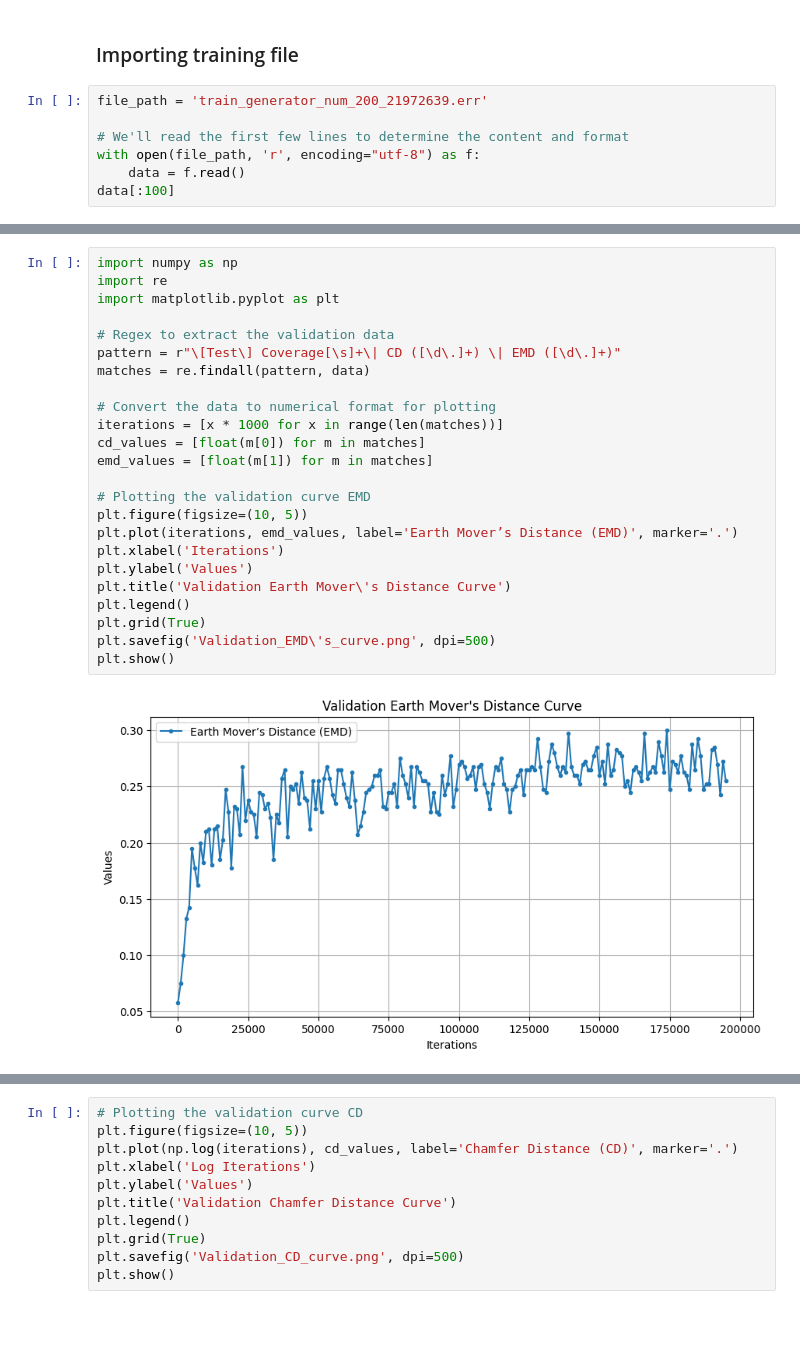
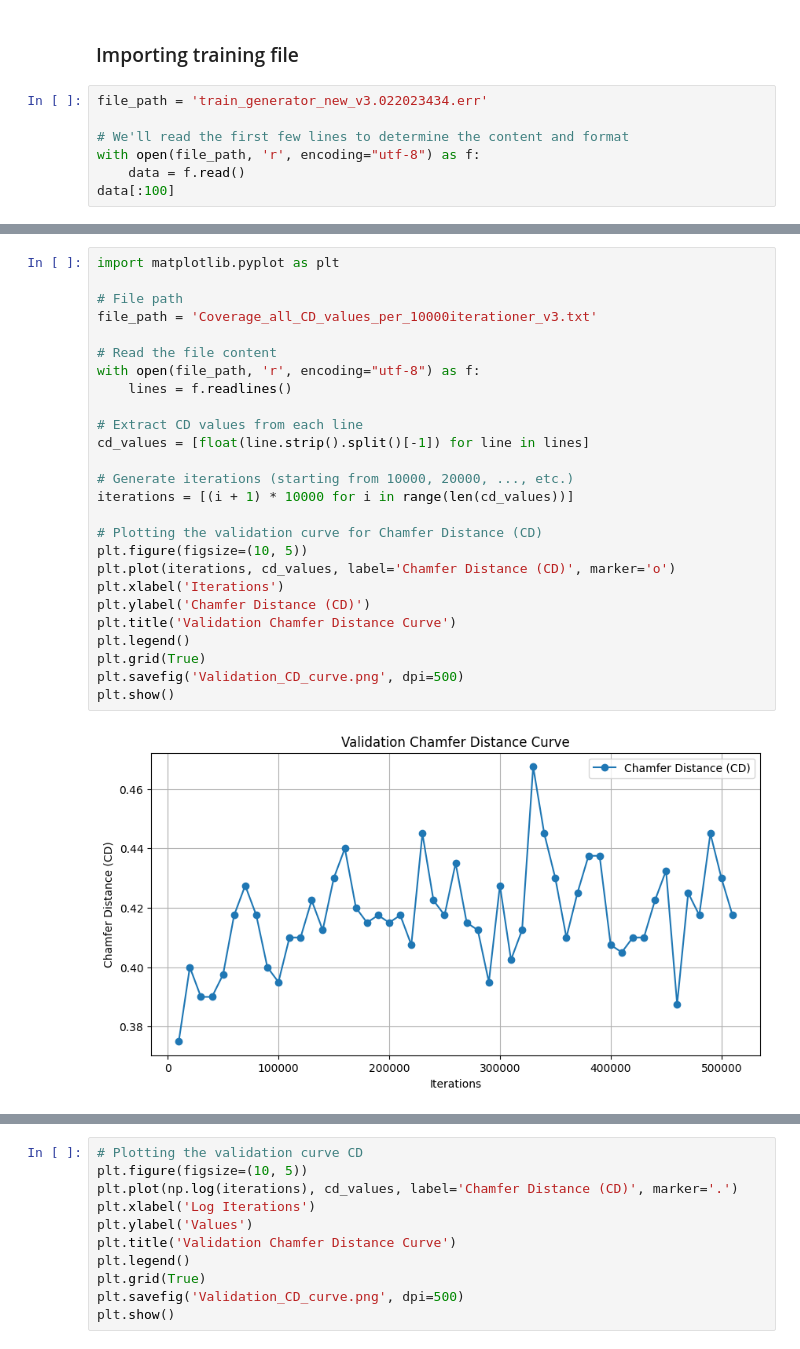
Before and after one commit to HenrikHolmen/Classifier_Guided_Diffusion_for_Point_Clouds, a Jupyter notebook: Analysis/Generator/loss_curve_gen.ipynb, the cells around one changed output, grey strips where cells are left out. Cells and saved outputs as stored; diff of their text form; blank space fills up the shorter version.

```diff
--- a/Analysis/Generator/loss_curve_gen.ipynb
+++ b/Analysis/Generator/loss_curve_gen.ipynb
@@ -1,7 +1,7 @@
 # %% [markdown]
 ### Importing training file
 # %%
-file_path = 'train_generator_num_200_21972639.err'
+file_path = 'train_generator_new_v3.022023434.err'
 
 # We'll read the first few lines to determine the content and format
 with open(file_path, 'r', encoding="utf-8") as f:
@@ -36,26 +14,28 @@ matches
 # %%
-import numpy as np
-import re
 import matplotlib.pyplot as plt
 
-# Regex to extract the validation data
-pattern = r"\[Test\] Coverage[\s]+\| CD ([\d\.]+) \| EMD ([\d\.]+)"
-matches = re.findall(pattern, data)
+# File path
+file_path = 'Coverage_all_CD_values_per_10000iterationer_v3.txt'
 
-# Convert the data to numerical format for plotting
-iterations = [x * 1000 for x in range(len(matches))]
-cd_values = [float(m[0]) for m in matches]
-emd_values = [float(m[1]) for m in matches]
+# Read the file content
+with open(file_path, 'r', encoding="utf-8") as f:
+    lines = f.readlines()
 
-# Plotting the validation curve EMD
+# Extract CD values from each line
+cd_values = [float(line.strip().split()[-1]) for line in lines]
+
+# Generate iterations (starting from 10000, 20000, ..., etc.)
+iterations = [(i + 1) * 10000 for i in range(len(cd_values))]
+
+# Plotting the validation curve for Chamfer Distance (CD)
 plt.figure(figsize=(10, 5))
-plt.plot(iterations, emd_values, label='Earth Mover’s Distance (EMD)', marker='.')
+plt.plot(iterations, cd_values, label='Chamfer Distance (CD)', marker='o')
 plt.xlabel('Iterations')
-plt.ylabel('Values')
-plt.title('Validation Earth Mover\'s Distance Curve')
+plt.ylabel('Chamfer Distance (CD)')
+plt.title('Validation Chamfer Distance Curve')
 plt.legend()
 plt.grid(True)
-plt.savefig('Validation_EMD\'s_curve.png', dpi=500)
+plt.savefig('Validation_CD_curve.png', dpi=500)
 plt.show()
 # %% [output]
-[figure, old version]
+[figure, new version]
```
Also changed, not shown: parts of 25 cells of this notebook, 14 other files.
